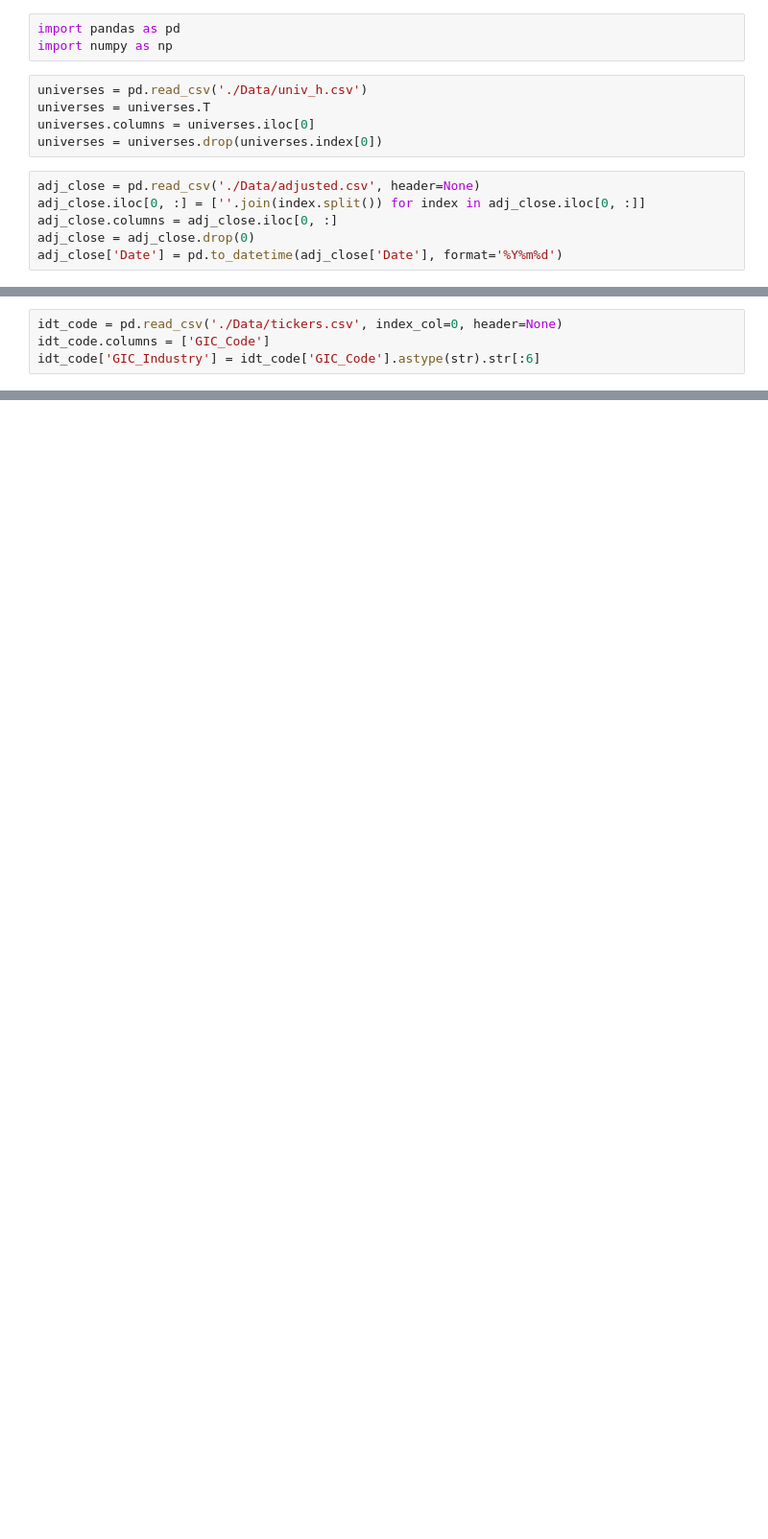
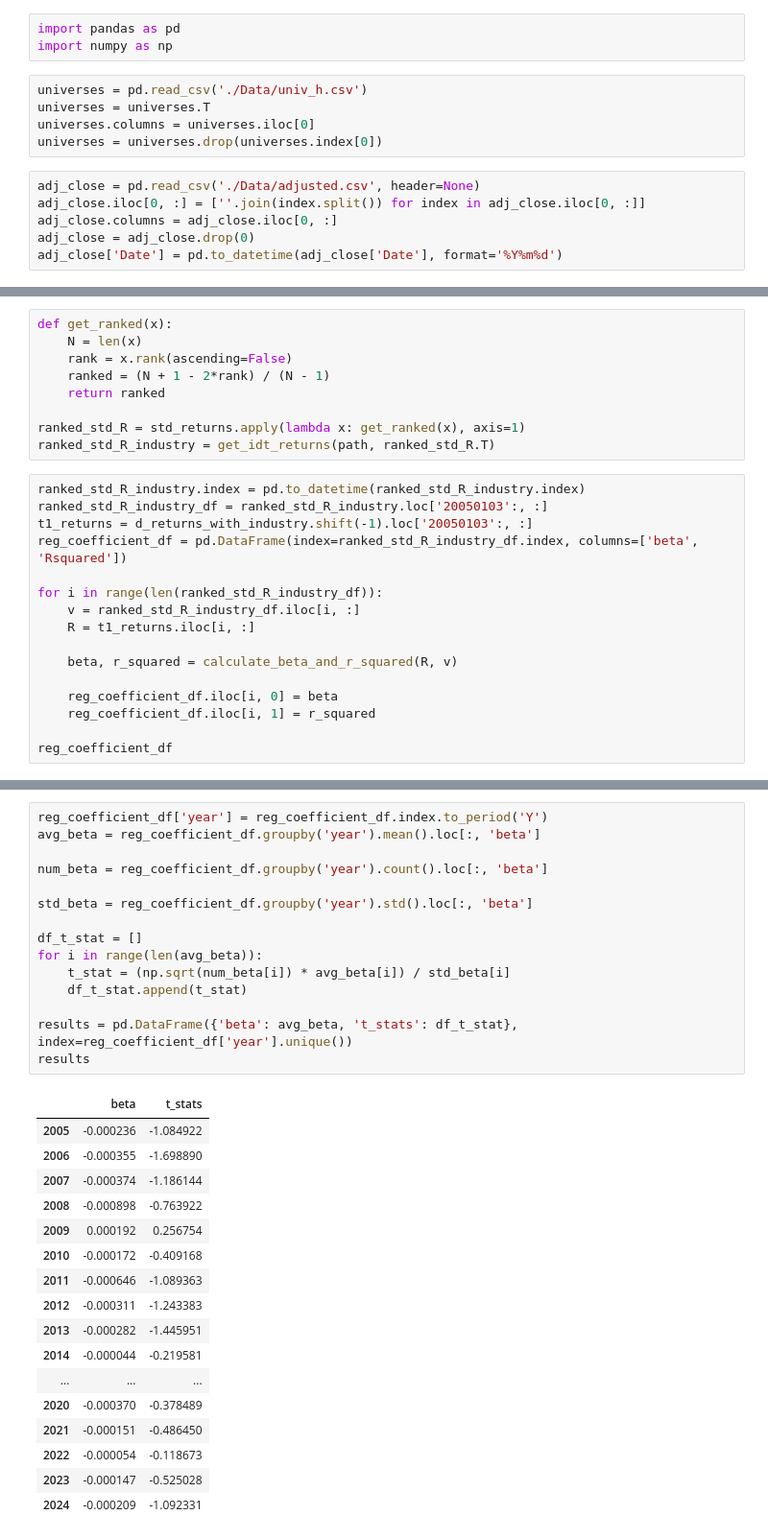
Before and after one commit to TravelerAnna/Intro_Quant_Investing, a Jupyter notebook: assignment_2.ipynb, the cells around one changed output, grey strips where cells are left out. Shown at 96% size. Drawn from its saved outputs; the diff is of its cells as text; blank space fills up the shorter version.

```diff
--- a/assignment_2.ipynb
+++ b/assignment_2.ipynb
@@ -37,4 +36,0 @@ std_returns =  (five_days_returns / volatility).fillna(0)
-# %%
-idt_code = pd.read_csv('./Data/tickers.csv', index_col=0, header=None)
-idt_code.columns = ['GIC_Code']
-idt_code['GIC_Industry'] = idt_code['GIC_Code'].astype(str).str[:6]
@@ -98,0 +191,25 @@ reg_coefficient
+# %%
+def get_ranked(x):
+    N = len(x)
+    rank = x.rank(ascending=False)
+    ranked = (N + 1 - 2*rank) / (N - 1)
+    return ranked
+
+ranked_std_R = std_returns.apply(lambda x: get_ranked(x), axis=1)
+ranked_std_R_industry = get_idt_returns(path, ranked_std_R.T)
+# %%
+ranked_std_R_industry.index = pd.to_datetime(ranked_std_R_industry.index)
+ranked_std_R_industry_df = ranked_std_R_industry.loc['20050103':, :]
+t1_returns = d_returns_with_industry.shift(-1).loc['20050103':, :]
+reg_coefficient_df = pd.DataFrame(index=ranked_std_R_industry_df.index, columns=['beta', 'Rsquared'])
+
+for i in range(len(ranked_std_R_industry_df)):
+    v = ranked_std_R_industry_df.iloc[i, :]
+    R = t1_returns.iloc[i, :]
+
+    beta, r_squared = calculate_beta_and_r_squared(R, v)
+
+    reg_coefficient_df.iloc[i, 0] = beta
+    reg_coefficient_df.iloc[i, 1] = r_squared
+
+reg_coefficient_df
@@ -98,0 +230,33 @@ reg_coefficient
+# %%
+reg_coefficient_df['year'] = reg_coefficient_df.index.to_period('Y')
+avg_beta = reg_coefficient_df.groupby('year').mean().loc[:, 'beta']
+
+num_beta = reg_coefficient_df.groupby('year').count().loc[:, 'beta']
+
+std_beta = reg_coefficient_df.groupby('year').std().loc[:, 'beta']
+
+df_t_stat = []
+for i in range(len(avg_beta)):
+    t_stat = (np.sqrt(num_beta[i]) * avg_beta[i]) / std_beta[i]
+    df_t_stat.append(t_stat)
+
+results = pd.DataFrame({'beta': avg_beta, 't_stats': df_t_stat}, index=reg_coefficient_df['year'].unique())
+results
+# %% [output]
+|  | beta | t_stats |
+| 2005 | -0.000236 | -1.084922 |
+| 2006 | -0.000355 | -1.698890 |
+| 2007 | -0.000374 | -1.186144 |
+| 2008 | -0.000898 | -0.763922 |
+| 2009 | 0.000192 | 0.256754 |
+| 2010 | -0.000172 | -0.409168 |
+| 2011 | -0.000646 | -1.089363 |
+| 2012 | -0.000311 | -1.243383 |
+| 2013 | -0.000282 | -1.445951 |
+| 2014 | -0.000044 | -0.219581 |
+| ... | ... | ... |
+| 2020 | -0.000370 | -0.378489 |
+| 2021 | -0.000151 | -0.486450 |
+| 2022 | -0.000054 | -0.118673 |
+| 2023 | -0.000147 | -0.525028 |
+| 2024 | -0.000209 | -1.092331 |
```
Also changed, not shown: parts of 20 cells of this notebook.
